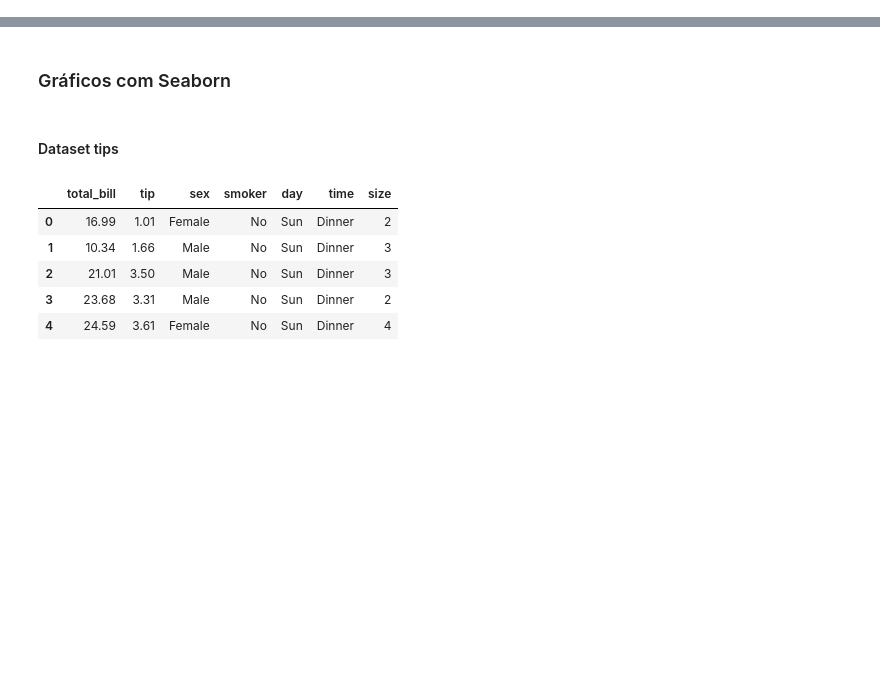
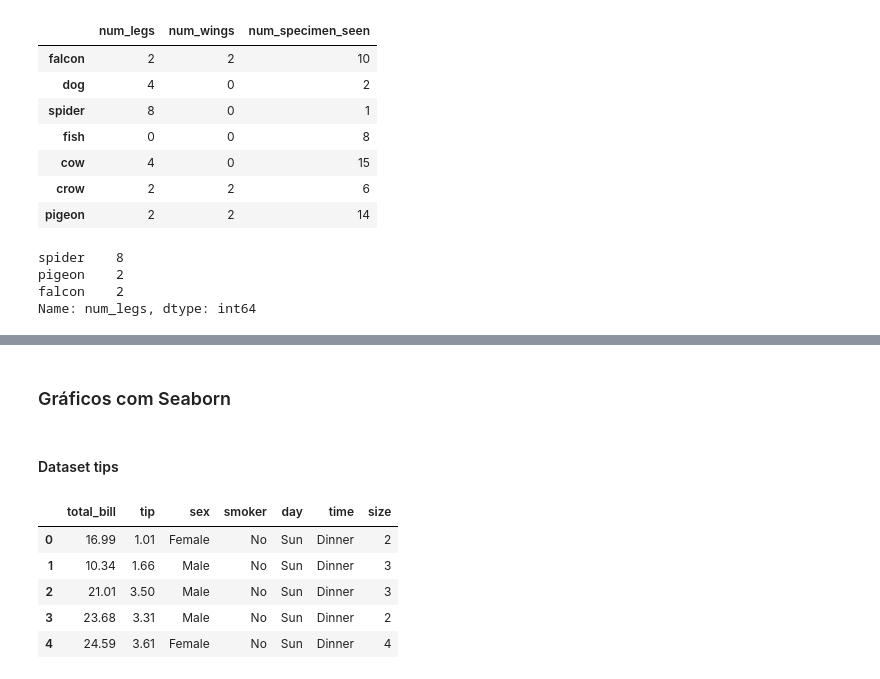
Before and after one commit to mliborio2020/curso_ciencia_dados2021, a Jupyter notebook: notebook/Aula5/Aula5_EstatisticaDescritiva_Graficos.ipynb, the cells around one changed output, grey strips where cells are left out. Cells and saved outputs as stored; diff of their text form; code cells hidden in the pictures; blank space fills up the shorter version.

```diff
--- a/notebook/Aula5/Aula5_EstatisticaDescritiva_Graficos.ipynb
+++ b/notebook/Aula5/Aula5_EstatisticaDescritiva_Graficos.ipynb
@@ -24,16 +52,30 @@ s_cat
 # %%
 #### Amostragem
 # %%
-df = pd.DataFrame({'num_legs': [2, 4, 8, 0],
-                   'num_wings': [2, 0, 0, 0],
-                   'num_specimen_seen': [10, 2, 1, 8]},
-                  index=['falcon', 'dog', 'spider', 'fish'])
+df = pd.DataFrame({'num_legs': [2, 4, 8, 0, 4, 2, 2],
+                   'num_wings': [2, 0, 0, 0, 0, 2, 2],
+                   'num_specimen_seen': [10, 2, 1, 8, 15, 6, 14]},
+                  index=['falcon', 'dog', 'spider', 'fish','cow', 'crow', 'pigeon'])
 df
+# %% [output]
+|  | num_legs | num_wings | num_specimen_seen |
+| falcon | 2 | 2 | 10 |
+| dog | 4 | 0 | 2 |
+| spider | 8 | 0 | 1 |
+| fish | 0 | 0 | 8 |
+| cow | 4 | 0 | 15 |
+| crow | 2 | 2 | 6 |
+| pigeon | 2 | 2 | 14 |
 # %%
 # Criar, com o método sample, uma amostra aleatória de 3 elementos com um
 # estado aleatório conhecido. O estado aleatorio é utilizado para assegurar
 # reproducibilidade de um experimento.
 df['num_legs'].sample(n=3, random_state=10)
+# %% [output]
+spider    8
+pigeon    2
+falcon    2
+Name: num_legs, dtype: int64
 # %%
 # Criar uma amostra aleatoria com 50% dos elementos, estado aleatório conhecido e
 # com reposição
```
Also changed, not shown: parts of 28 cells of this notebook, 2 other files.
